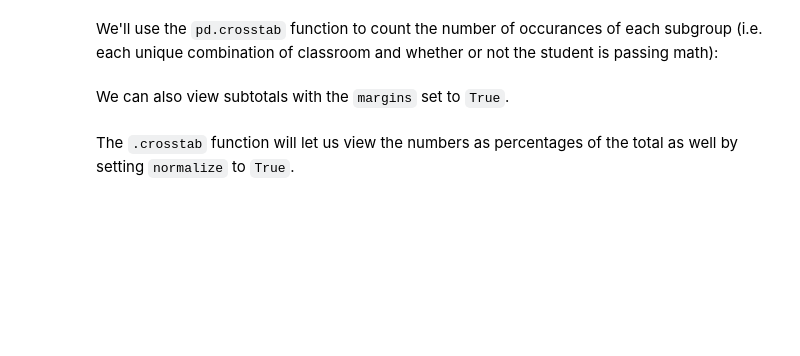
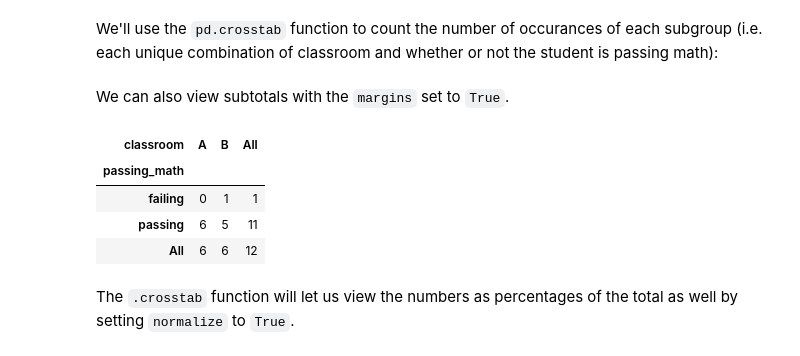
Before and after one commit to CodeupClassroom/innis-ds-libraries, a Jupyter notebook: adv_df_3.ipynb, the cells around one changed output. Drawn from its saved outputs; the diff is of its cells as text; code cells hidden in the pictures; blank space fills up the shorter version.

Commit message:
add advanced dataframes 3

```diff
--- a/adv_df_3.ipynb
+++ b/adv_df_3.ipynb
@@ -21,5 +44,13 @@ df
 We'll use the `pd.crosstab` function to count the number of occurances of each subgroup (i.e. each unique combination of classroom and whether or not the student is passing math):
 # %% [markdown]
 We can also view subtotals with the `margins` set to `True`.
+# %%
+pd.crosstab(df.passing_math, df.classroom, margins=True)
+# %% [output]
+| classroom | A | B | All |
+| passing_math |  |  |  |
+| failing | 0 | 1 | 1 |
+| passing | 6 | 5 | 11 |
+| All | 6 | 6 | 12 |
 # %% [markdown]
 The `.crosstab` function will let us view the numbers as percentages of the total as well by setting `normalize` to `True`.
```
Also changed, not shown: parts of 13 cells of this notebook.
